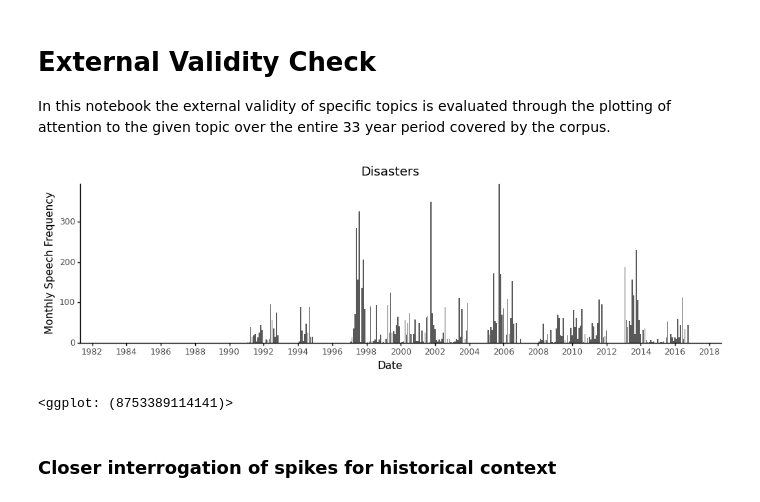
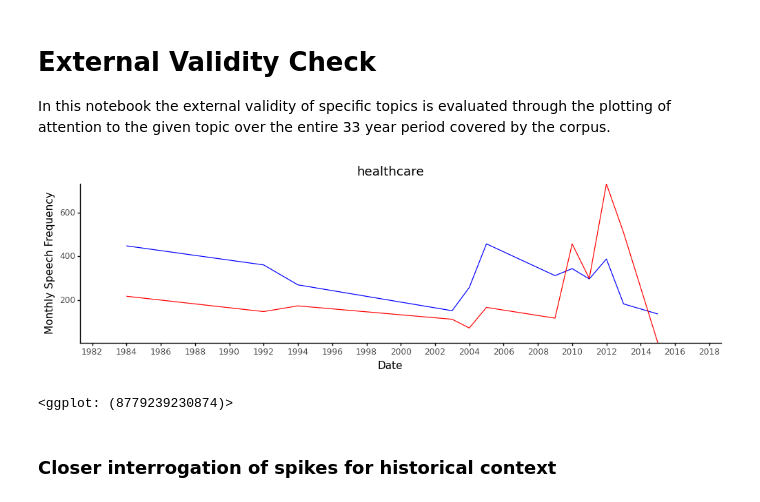
Before and after one commit to JM-Pearl/Dissertation, a Jupyter notebook: External validity check.ipynb, the cells around one changed output. Saved outputs shown, nothing was run; the diff lists cells and outputs as text; code cells hidden in the pictures.

```diff
--- a/External validity check.ipynb
+++ b/External validity check.ipynb
@@ -9,6 +9,7 @@ from plotnine import ggplot, aes, geoms, scales, theme, ggtitle, xlim
 from plotnine import element_blank,element_line,element_rect,element_text, ylab, xlab
 # %%
 df = pd.read_csv('Results/All_speeches_labelled.csv')
+df = df.loc[df.party_y != "I"]
 # %%
 df['date'] = pd.to_datetime(df['date'])
 df.index = df['date']
@@ -31,8 +39,42 @@ X = (
 # %%
-X
+sub = df.loc[df.dynamic_label.isin(['healthcare','health_insurance'])]
+sub_grouped = sub.groupby([pd.Grouper(freq='Y'),'party_y']).speech_id.count().reset_index()
+
+(
+    ggplot(sub_grouped, aes(x = 'date',y='speech_id',color='party_y')) +
+    geoms.geom_line(size=1.2) +
+    theme(figure_size=(12,3),
+          panel_background=element_blank(),
+          axis_line=element_line(),
+          legend_position="none") +
+    scales.scale_color_manual(values=['#5b8dd8','#d65c5c']) +
+    scales.scale_y_continuous(expand=[0,0]) +
+    ylab('Monthly Speech Frequency') +
+    xlab('Date') +
+    scales.scale_x_datetime(date_breaks='2 years',date_labels='%Y',limits=[datetime.date(1983,1,1), datetime.date(2016,12,31)]) +
+    ggtitle("Healthcare")
+).save('Results/Figures/healthcare_frequencies.png',width=12,height=3)
-# %% [output]
-[figure, removed]
-<ggplot: (8753389114141)>
+# %%
+sub = df.loc[df.dynamic_label.isin(['unemployment'])]
+sub_grouped = sub.groupby([pd.Grouper(freq='Y'),'party_y']).speech_id.count().reset_index()
+
+(
+    ggplot(sub_grouped, aes(x = 'date',y='speech_id',color='party_y')) +
+    geoms.geom_line() +
+    theme(figure_size=(12,3),
+          panel_background=element_blank(),
+          axis_line=element_line(),
+          legend_position='none') +
+    scales.scale_color_manual(values=['Blue','Red']) +
+    scales.scale_y_continuous(expand=[0,0]) +
+    ylab('Monthly Speech Frequency') +
+    xlab('Date') +
+    scales.scale_x_datetime(date_breaks='2 years',date_labels='%Y',limits=[datetime.date(1983,1,1), datetime.date(2016,12,31)]) +
+    ggtitle("healthcare")
+)
+# %% [output]
+[figure, added]
+<ggplot: (8779239230874)>
 # %%
 X.save('Results/disasters.png',dpi=1000)
 # %% [markdown]
```
Also changed, not shown: parts of 2 cells of this notebook, 1 other file.
